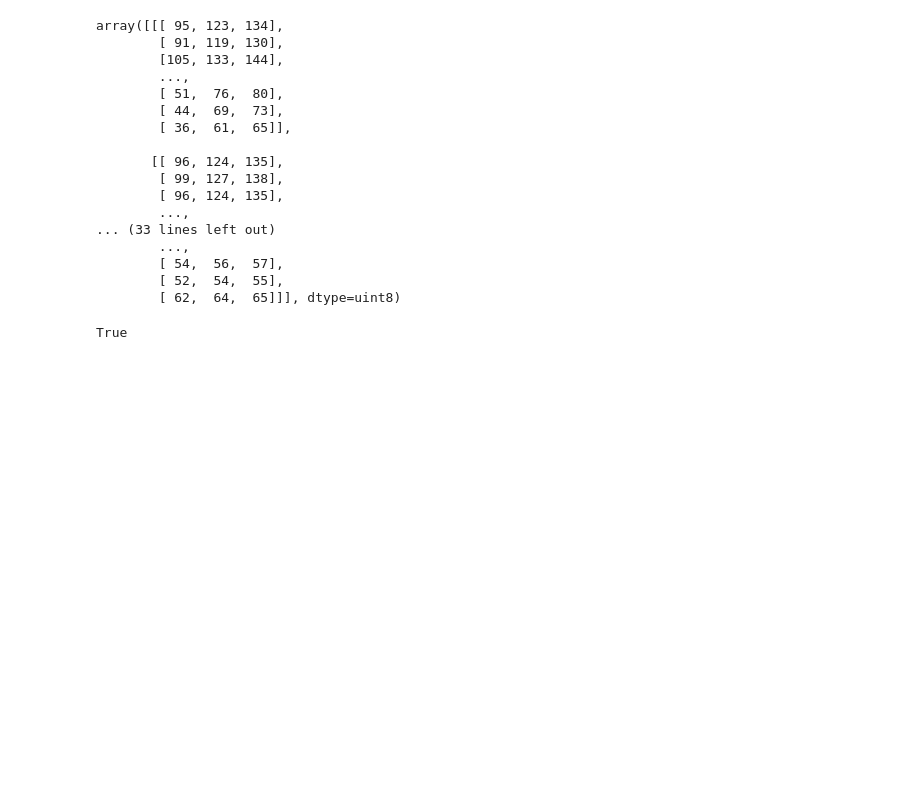
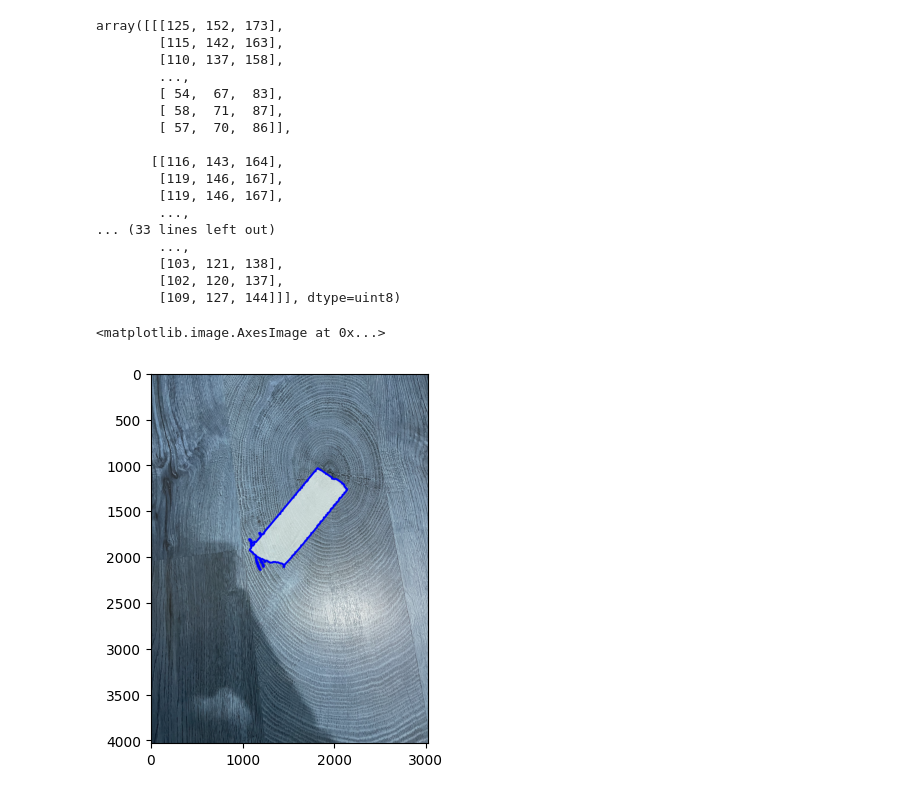
Before and after one commit to srothh/ppmrob, a Jupyter notebook: cv/line_detection.ipynb, the cells around one changed output. Drawn from its saved outputs; the diff is of its cells as text; code cells hidden in the pictures; blank space fills up the shorter version.

```diff
--- a/cv/line_detection.ipynb
+++ b/cv/line_detection.ipynb
@@ -6,7 +6,7 @@ import numpy as np
 # which operations are to be done.
 # Make sure that the image is in the same
 # directory in which this python program is
-image  = cv2.imread("path")
+image  = cv2.imread("./line_images/IMG_0106.jpg")
 # %%
 # Define the range of beige color in HSV - preferred for color-based segmentation
 lower_beige = np.array([0, 10, 180])
@@ -37,27 +49,29 @@ filtered_contours = [cnt for cnt in contours if cv2.contourArea(cnt) > min_conto
 # %%
 # Draw contours on the original image
-cv2.drawContours(image, filtered_contours, -1, (0, 0, 255), 2)
+cv2.drawContours(image, filtered_contours, -1, (0, 0, 255), 20)
 # %% [output]
-array([[[ 95, 123, 134],
-        [ 91, 119, 130],
-        [105, 133, 144],
+array([[[125, 152, 173],
+        [115, 142, 163],
+        [110, 137, 158],
         ...,
-        [ 51,  76,  80],
-        [ 44,  69,  73],
-        [ 36,  61,  65]],
+        [ 54,  67,  83],
+        [ 58,  71,  87],
+        [ 57,  70,  86]],
 
-       [[ 96, 124, 135],
-        [ 99, 127, 138],
-        [ 96, 124, 135],
+       [[116, 143, 164],
+        [119, 146, 167],
+        [119, 146, 167],
         ...,
 ... (33 lines left out)
         ...,
-        [ 54,  56,  57],
-        [ 52,  54,  55],
-        [ 62,  64,  65]]], dtype=uint8)
+        [103, 121, 138],
+        [102, 120, 137],
+        [109, 127, 144]]], dtype=uint8)
 # %%
+import matplotlib.pyplot as plt
 # All the changes made in the input image are finally
 # written on a new image houghlines.jpg
-cv2.imwrite("path", image)
+plt.imshow(image)
 # %% [output]
-True
+<matplotlib.image.AxesImage at 0x...>
+[figure, added]
```
Also changed, not shown: parts of 4 cells of this notebook, 3 other files.
